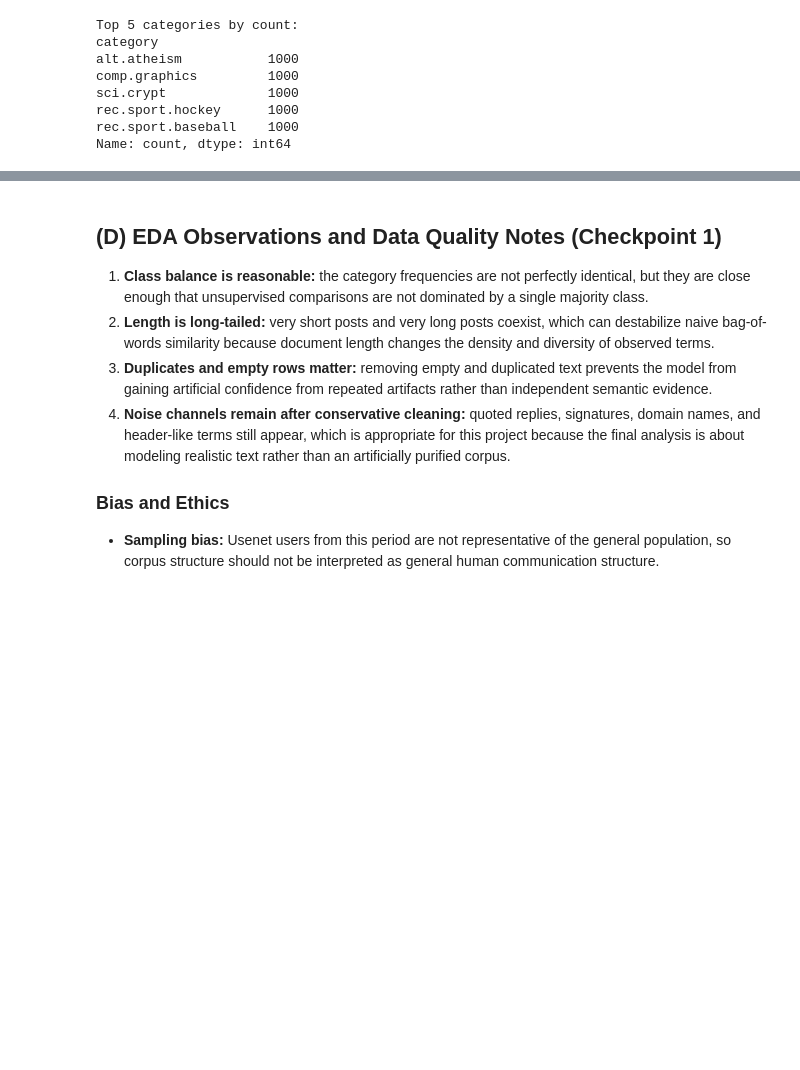
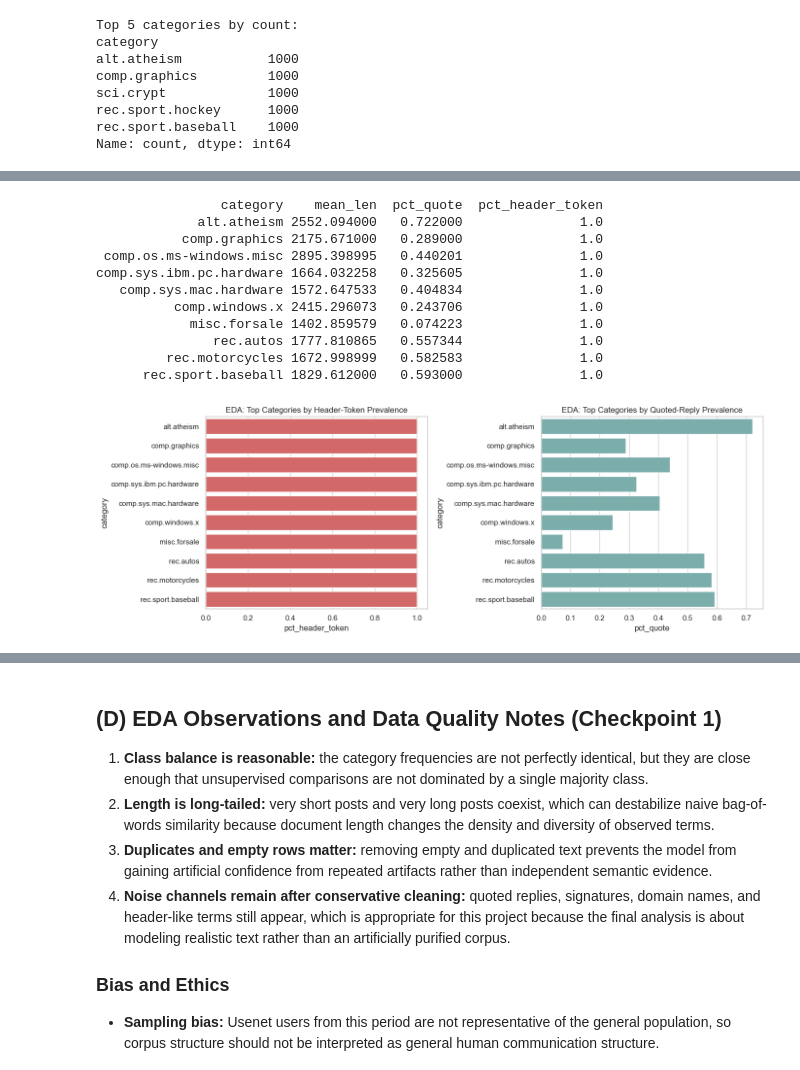
Before and after one commit to davidvanderklay/Unsupervised-Learning-Newsgroups, a Jupyter notebook: 133005021_final_checkpoint.ipynb, the cells around one changed output, grey strips where cells are left out. Cells and saved outputs as stored; diff of their text form; code cells hidden in the pictures; blank space fills up the shorter version.

```diff
--- a/133005021_final_checkpoint.ipynb
+++ b/133005021_final_checkpoint.ipynb
@@ -196,0 +293,33 @@ Name: count, dtype: int64
+# %%
+# EDA C: structural-noise proxies by category
+cat_noise = df.groupby("category").agg(
+    mean_len=("text_len", "mean"),
+    pct_quote=("text", lambda s: s.str.contains(r"(^|\n)>", regex=True).mean()),
+    pct_header_token=("text", lambda s: s.str.contains(r"\b(edu|com|subject|organization|writes|nntp|host)\b", regex=True).mean()),
+).reset_index()
+
+cat_noise = cat_noise.sort_values("pct_header_token", ascending=False)
+print(cat_noise.head(10).to_string(index=False))
+
+fig, axes = plt.subplots(1,2, figsize=(14,5))
+sns.barplot(data=cat_noise.head(10), y="category", x="pct_header_token", ax=axes[0], color="#E45756")
+axes[0].set_title("EDA: Top Categories by Header-Token Prevalence")
+
+sns.barplot(data=cat_noise.head(10), y="category", x="pct_quote", ax=axes[1], color="#72B7B2")
+axes[1].set_title("EDA: Top Categories by Quoted-Reply Prevalence")
+
+plt.tight_layout()
+plt.show()
+# %% [output]
+                category    mean_len  pct_quote  pct_header_token
+             alt.atheism 2552.094000   0.722000               1.0
+           comp.graphics 2175.671000   0.289000               1.0
+ comp.os.ms-windows.misc 2895.398995   0.440201               1.0
+comp.sys.ibm.pc.hardware 1664.032258   0.325605               1.0
+   comp.sys.mac.hardware 1572.647533   0.404834               1.0
+          comp.windows.x 2415.296073   0.243706               1.0
+            misc.forsale 1402.859579   0.074223               1.0
+               rec.autos 1777.810865   0.557344               1.0
+         rec.motorcycles 1672.998999   0.582583               1.0
+      rec.sport.baseball 1829.612000   0.593000               1.0
+[figure, added]
```
Also changed, not shown: parts of 28 cells of this notebook, 2 other files.
